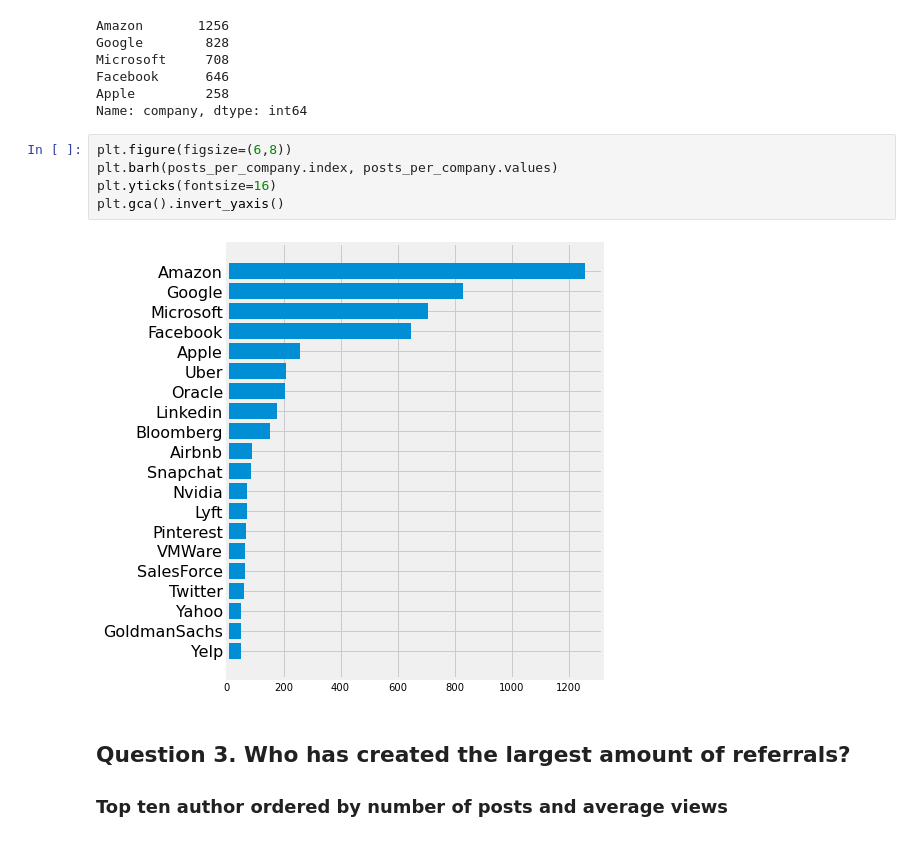
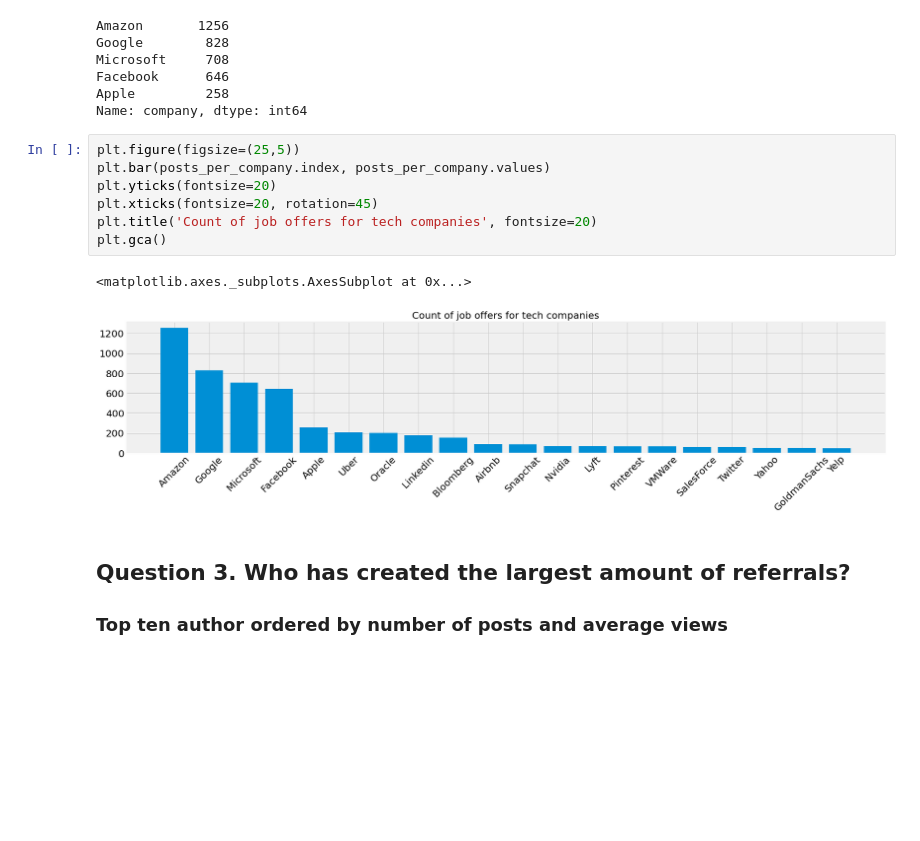
Before and after one commit to zhensongren/1p3a-scraper, a Jupyter notebook: 1p3a_offers_US_analysis.ipynb, the cells around one changed output. Saved outputs shown, nothing was run; the diff lists cells and outputs as text; blank space fills up the shorter version.

Commit message:
scraped data until 07/26/2021 and updated analysis plots

```diff
--- a/1p3a_offers_US_analysis.ipynb
+++ b/1p3a_offers_US_analysis.ipynb
@@ -139,12 +139,15 @@ Facebook      646
 Apple         258
 Name: company, dtype: int64
 # %%
-plt.figure(figsize=(6,8))
-plt.barh(posts_per_company.index, posts_per_company.values)
-plt.yticks(fontsize=16)
-plt.gca().invert_yaxis()
+plt.figure(figsize=(25,5))
+plt.bar(posts_per_company.index, posts_per_company.values)
+plt.yticks(fontsize=20)
+plt.xticks(fontsize=20, rotation=45)
+plt.title('Count of job offers for tech companies', fontsize=20)
+plt.gca()
 # %% [output]
+<matplotlib.axes._subplots.AxesSubplot at 0x...>
-[figure, old version]
+[figure, new version]
 # %% [markdown]
 ##  Question 3. Who has created the largest amount of referrals?
 ### Top ten author ordered by number of posts and average views
```
Also changed, not shown: 2 other files.
